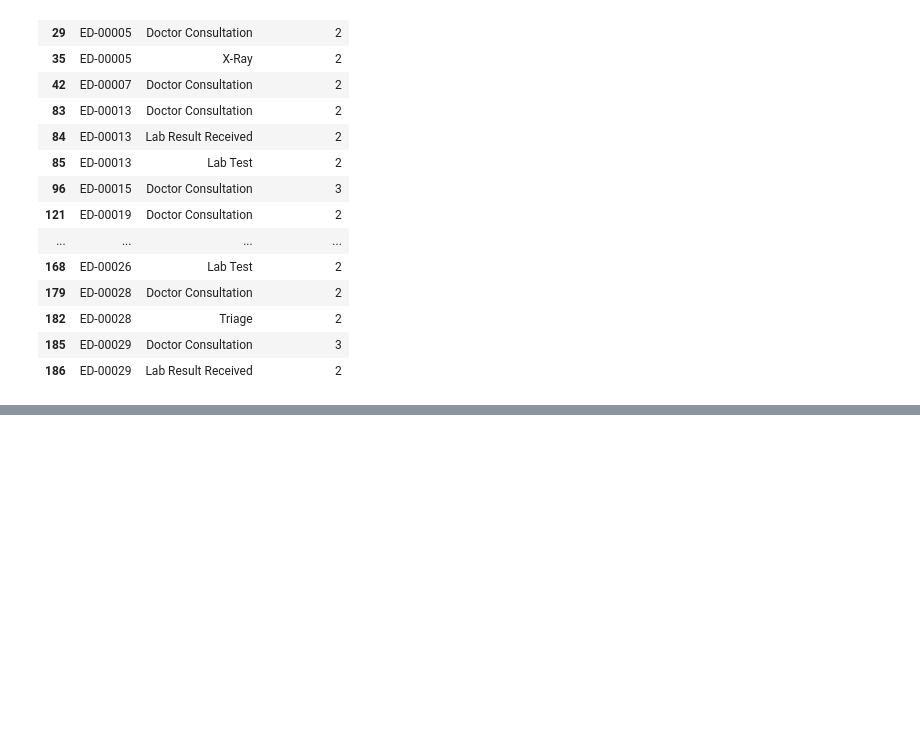
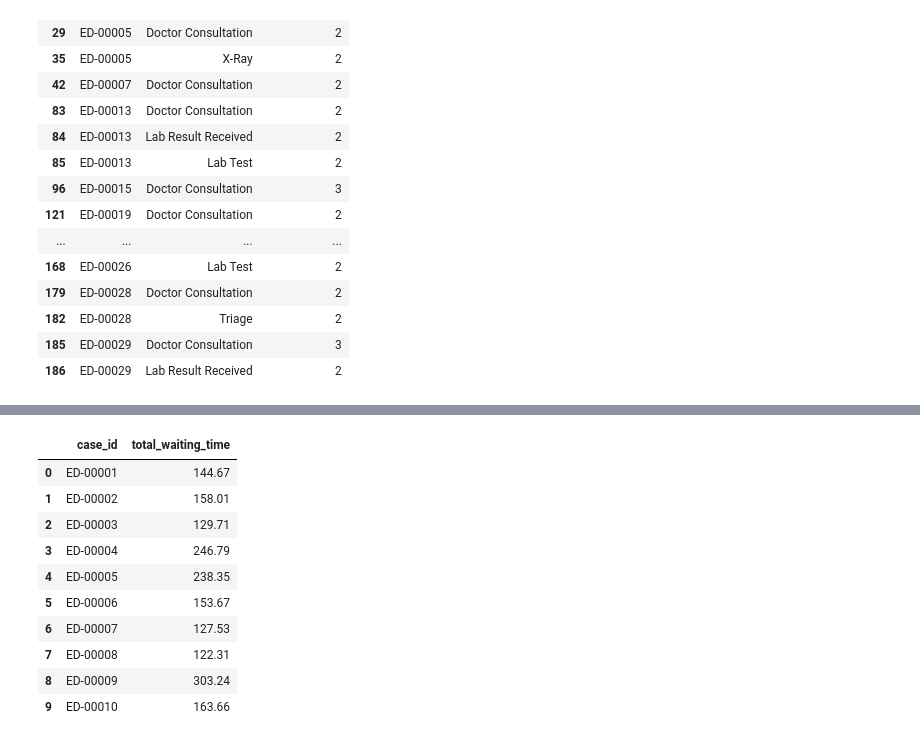
Before and after one commit to udayupmanyuu-spec/infotact-projects, a Jupyter notebook: Notebook/01_Dataset_understanding.ipynb, the cells around one changed output, grey strips where cells are left out. Cells and saved outputs as stored; diff of their text form; code cells hidden in the pictures; blank space fills up the shorter version.

```diff
--- a/Notebook/01_Dataset_understanding.ipynb
+++ b/Notebook/01_Dataset_understanding.ipynb
@@ -604,0 +665,20 @@ repeat_activity.head(20)
+# %%
+patient_waiting = (
+    df.groupby("case_id")["waiting_time_min"]
+    .sum()
+    .reset_index(name="total_waiting_time")
+)
+
+patient_waiting.head(10)
+# %% [output]
+|  | case_id | total_waiting_time |
+| 0 | ED-00001 | 144.67 |
+| 1 | ED-00002 | 158.01 |
+| 2 | ED-00003 | 129.71 |
+| 3 | ED-00004 | 246.79 |
+| 4 | ED-00005 | 238.35 |
+| 5 | ED-00006 | 153.67 |
+| 6 | ED-00007 | 127.53 |
+| 7 | ED-00008 | 122.31 |
+| 8 | ED-00009 | 303.24 |
+| 9 | ED-00010 | 163.66 |
```
Also changed, not shown: parts of 10 cells of this notebook.
